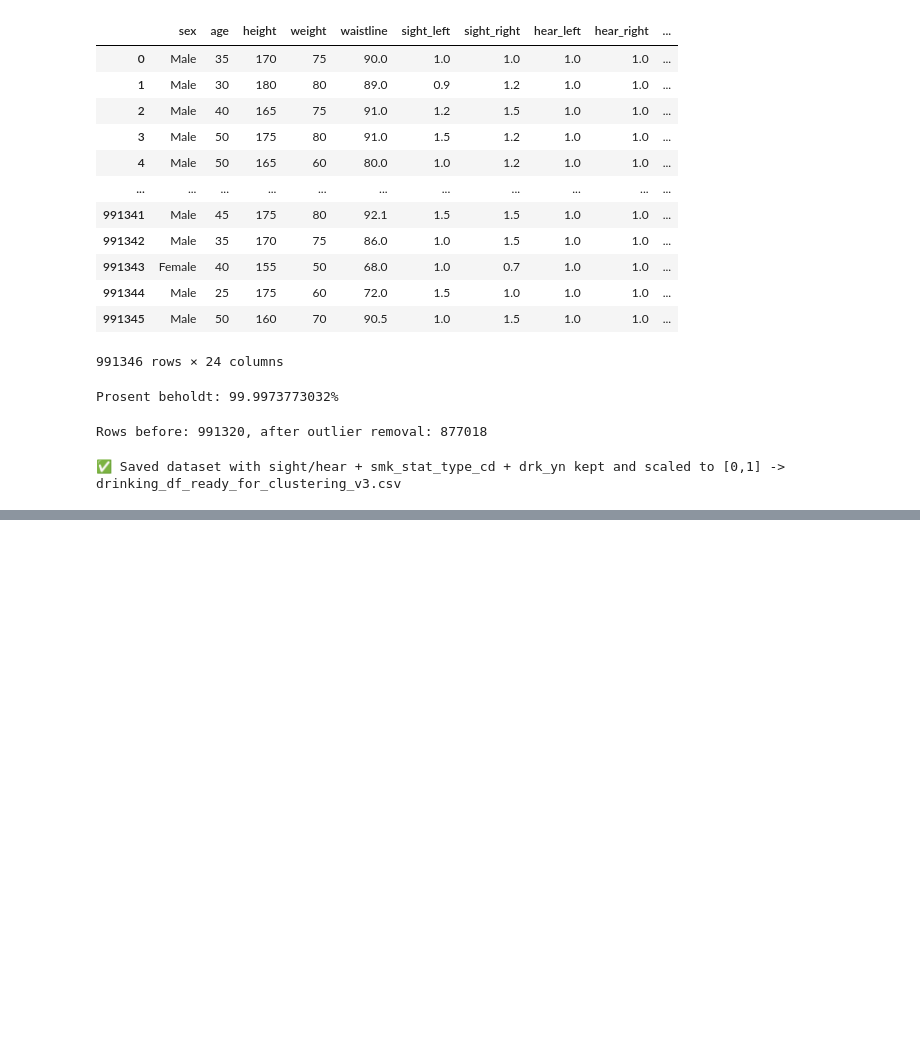
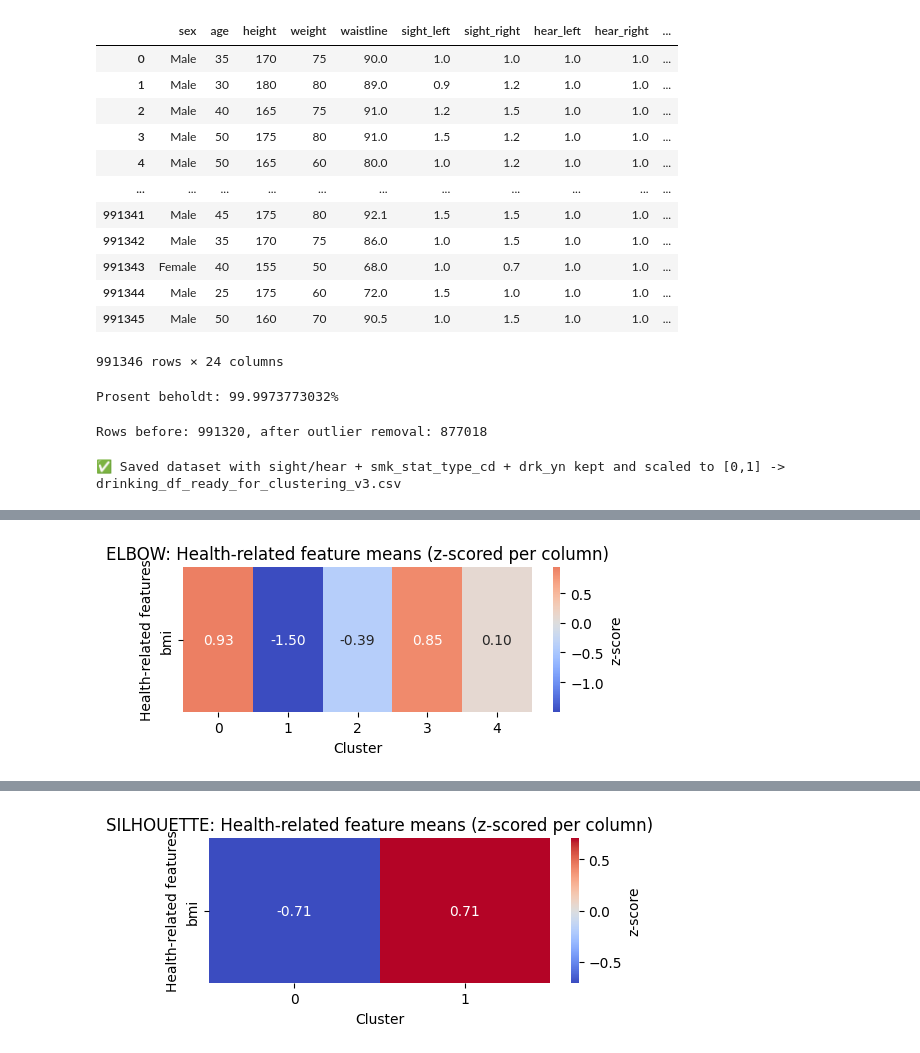
Before and after one commit to Oddvar112/IT3212-Datadrevet-Programvare, a Jupyter notebook: oppgave_4/Task42.ipynb, the cells around one changed output, grey strips where cells are left out. Cells and saved outputs as stored; diff of their text form; code cells hidden in the pictures; blank space fills up the shorter version.

```diff
--- a/oppgave_4/Task42.ipynb
+++ b/oppgave_4/Task42.ipynb
@@ -486,0 +578,78 @@ if all(col in df.columns for col in ["smk_stat_type_cd", "drk_yn"]):
+# %%
+# === Cluster health & lifestyle profiling ===
+import seaborn as sns
+from matplotlib import pyplot as plt
+
+def categorize_bmi(df):
+    """Add BMI categories according to WHO cutoffs."""
+    if "bmi" in df.columns:
+        bins = [0, 18.5, 25, 30, np.inf]
+        labels = ["Low", "Normal", "Overweight", "Obese"]
+        df["bmi_group"] = pd.cut(df["bmi"], bins=bins, labels=labels)
+        print("[BMI] Added 'bmi_group' categorical variable.")
+    return df
+
+def cluster_health_profile(df, labels, tag="MODEL"):
+    """
+    Summarize health and lifestyle indicators per cluster.
+    Creates numeric heatmaps for health-related variables,
+    and prints categorical crosstabs for smoking, drinking, BMI.
+    """
+    print(f"\n=== {tag}: Cluster Health & Lifestyle Summary ===")
+
+    df_local = df.copy()
+    df_local["cluster"] = labels
+
+    # --- Behavior crosstabs (categorical) ---
+    if "smk_stat_type_cd" in df_local.columns:
+        print(f"\n[{tag}] Smoking vs cluster (row-normalized)")
+        print(pd.crosstab(df_local["smk_stat_type_cd"], df_local["cluster"], normalize="index").round(3))
+
+    if "drk_yn" in df_local.columns:
+        print(f"\n[{tag}] Drinking vs cluster (row-normalized)")
+        print(pd.crosstab(df_local["drk_yn"], df_local["cluster"], normalize="index").round(3))
+
+    if "bmi_group" in df_local.columns:
+        print(f"\n[{tag}] BMI group vs cluster (row-normalized)")
+        print(pd.crosstab(df_local["bmi_group"], df_local["cluster"], normalize="index").round(3))
+
+    # --- Identify health-related numeric features automatically ---
+    health_keywords = ["health", "bmi", "activity", "exercise", "sleep", "mental", "stress", "nutrition", "diet"]
+    health_cols = [
+        c for c in df_local.select_dtypes(include=[np.number]).columns
+        if any(k in c.lower() for k in health_keywords)
+    ]
+    if not health_cols:
+        print(f"\n[{tag}] No numeric health-related columns detected.")
+        return
+
+    # --- Compute mean per cluster ---
+    health_means = df_local.groupby("cluster")[health_cols].mean()
+
+    # --- Standardize (z-score) for visual comparison ---
+    z_health = (health_means - health_means.mean()) / (health_means.std() + 1e-9)
+
+    # --- Rank clusters by average z across health vars ---
+    cluster_health_index = z_health.mean(axis=1).sort_values(ascending=False)
+    print(f"\n[{tag}] Approx. 'cluster health index' (higher = healthier):")
+    print(cluster_health_index.round(2))
+
+    # --- Visualize heatmap ---
+    plt.figure(figsize=(min(12, 1.2*len(health_cols)+4), 0.4*len(health_cols)+2))
+    sns.heatmap(z_health.T, cmap="coolwarm", center=0, annot=True, fmt=".2f", cbar_kws={"label": "z-score"})
+    plt.title(f"{tag}: Health-related feature means (z-scored per column)")
+    plt.xlabel("Cluster")
+    plt.ylabel("Health-related features")
+    plt.tight_layout()
+    plt.show()
+
+# --- Prepare & run ---
+df = categorize_bmi(df)
+
+# Run for ELBOW model
+cluster_health_profile(df, labels_elbow, tag="ELBOW")
+
+# Run for SILHOUETTE model if it exists
+if "labels_sil" in locals():
+    cluster_health_profile(df, labels_sil, tag="SILHOUETTE")
+# %% [output]
@@ -486,0 +673 @@ if all(col in df.columns for col in ["smk_stat_type_cd", "drk_yn"]):
+[figure, added]
@@ -486,0 +691 @@ if all(col in df.columns for col in ["smk_stat_type_cd", "drk_yn"]):
+[figure, added]
```
Also changed, not shown: parts of 11 cells of this notebook.
